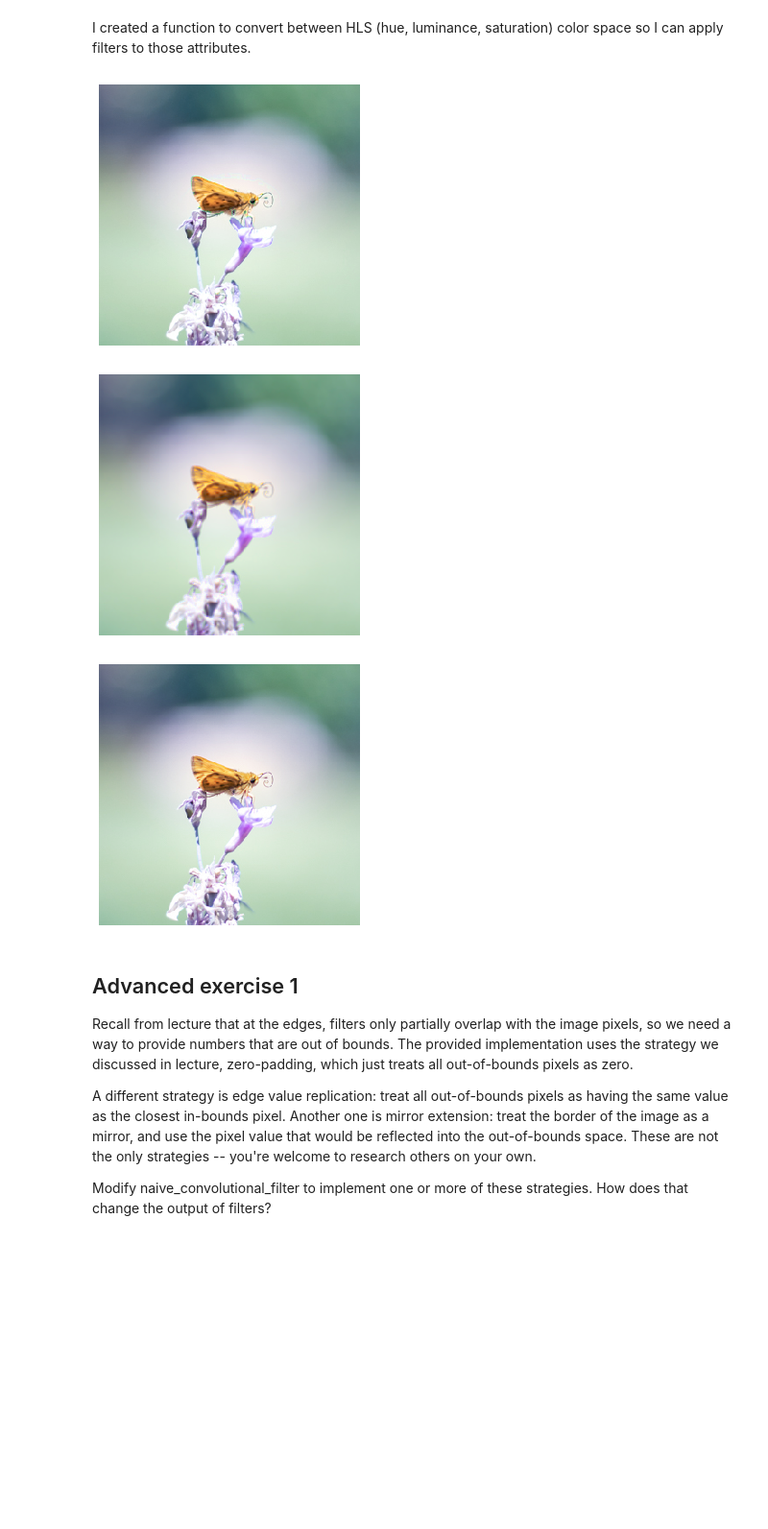
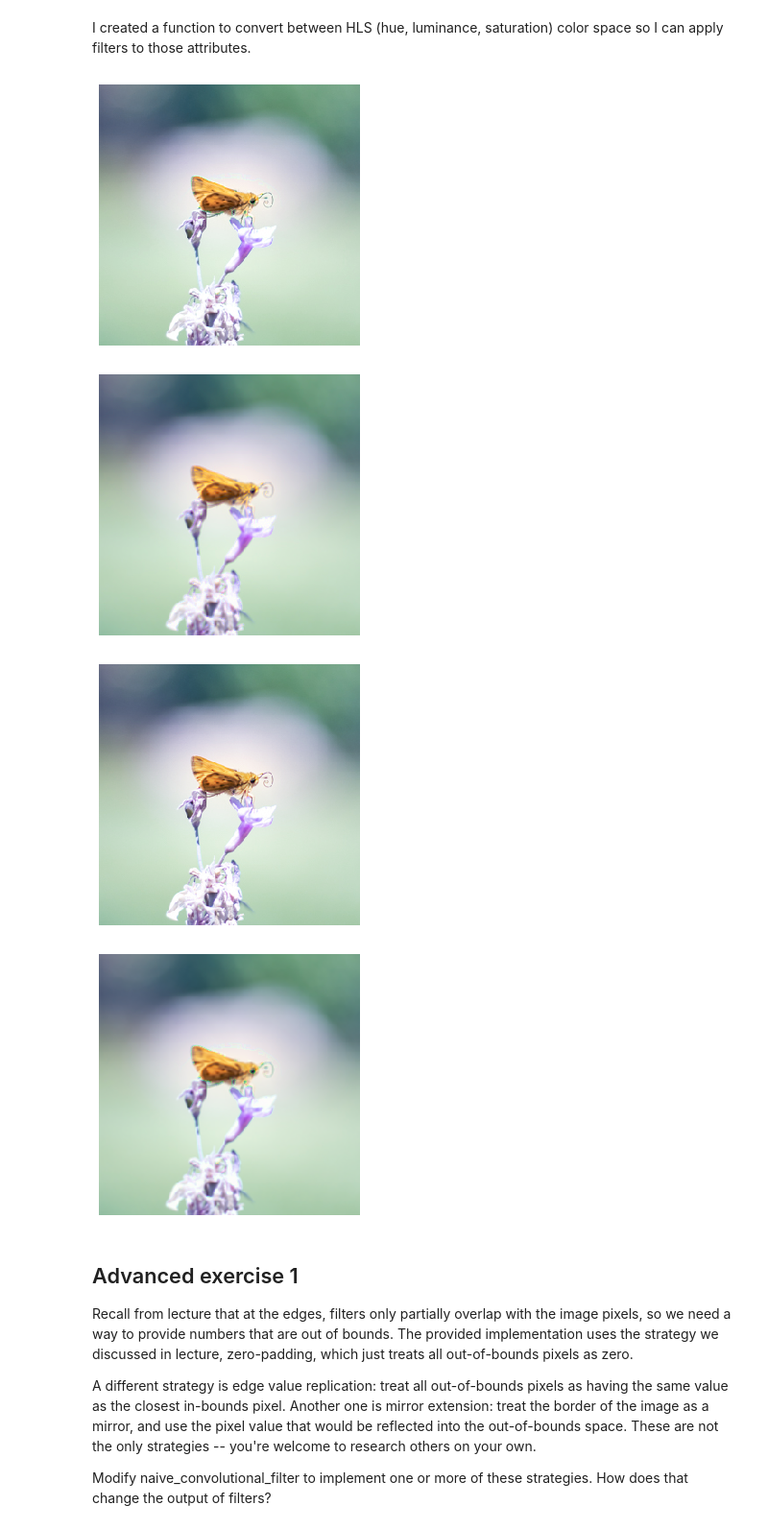
Before and after one commit to pauburk/Nueva-CS, a Jupyter notebook: comp_vision/filters/Filters.ipynb, the cells around one changed output. Shown at 96% size. Drawn from its saved outputs; the diff is of its cells as text; code cells hidden in the pictures; blank space fills up the shorter version.

Commit message:
updated filters

```diff
--- a/comp_vision/filters/Filters.ipynb
+++ b/comp_vision/filters/Filters.ipynb
@@ -298,12 +298,14 @@ def hls2rgb(image):
 # %%
 image_hls = rgb2hls(image_color)
 display(hls2rgb(ncf(image_hls, filter_hls1, "HSL", "H", "replicate")))
 display(hls2rgb(ncf(image_hls, filter_hls1, "HSL", "S", "replicate")))
 display(hls2rgb(ncf(image_hls, filter_hls1, "HSL", "L", "replicate")))
+display(hls2rgb(ncf(image_hls, filter_hls1, "HSL", "HSL", "replicate")))
 # %% [output]
 [figure]
 [figure]
 [figure]
+[figure, added]
 # %% [markdown]
 ## Advanced exercise 1
 
```
